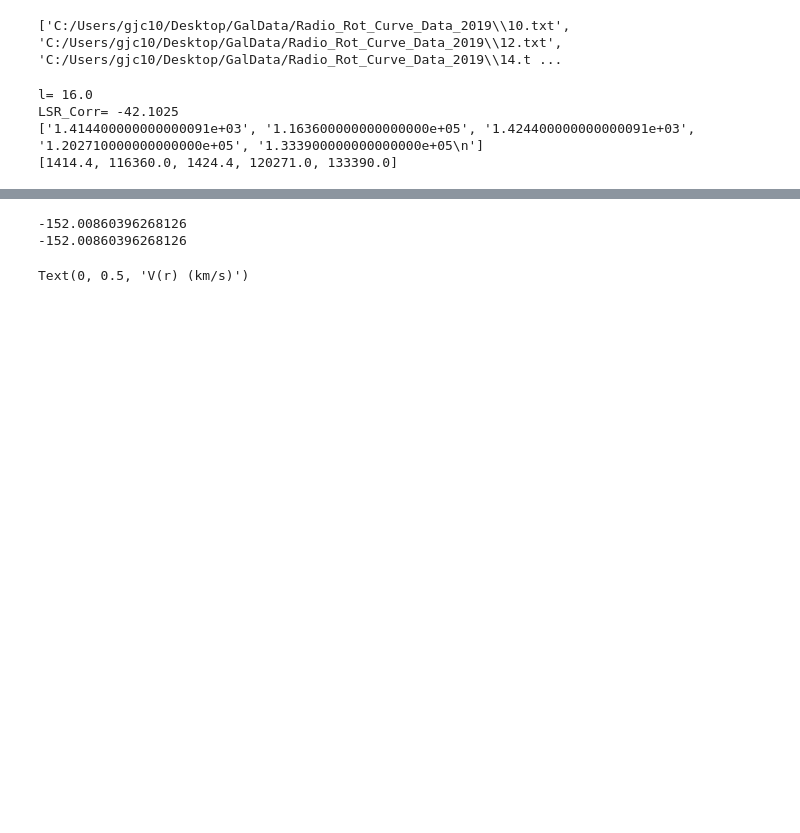
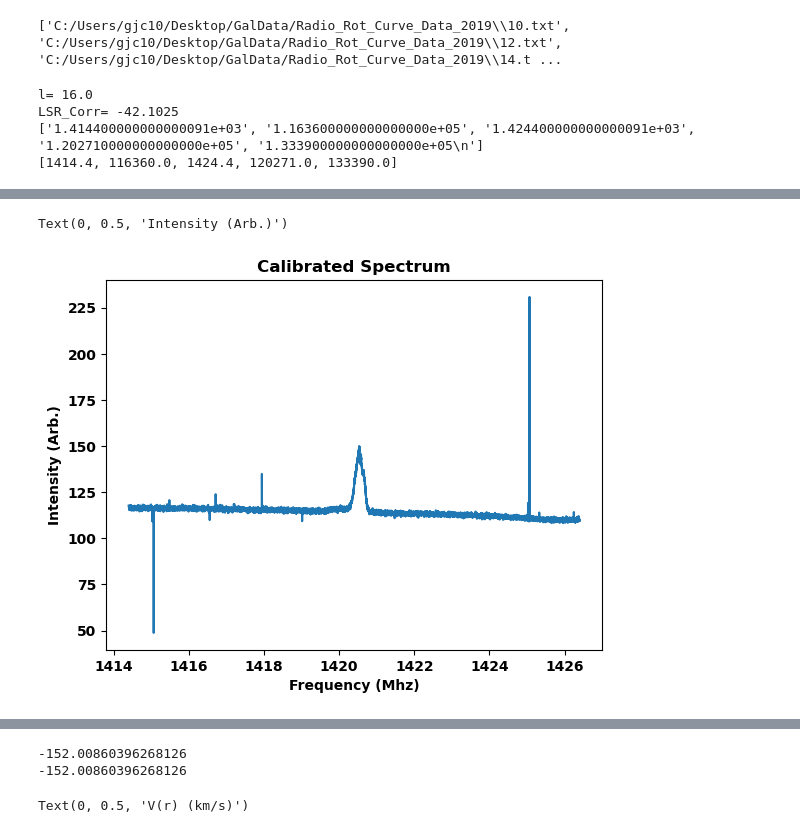
Before and after one commit to gregorycorcoran/Python-Notebooks, a Jupyter notebook: Homework2.ipynb, the cells around one changed output, grey strips where cells are left out. Saved outputs shown, nothing was run; the diff lists cells and outputs as text; code cells hidden in the pictures; blank space fills up the shorter version.

```diff
--- a/Homework2.ipynb
+++ b/Homework2.ipynb
@@ -109,2 +116,10 @@ calibrated=(np.asarray(data[3])/np.asarray(data[5]))*T_sys
+# %%
+plt.plot(data[2],calibrated)
+plt.title('Calibrated Spectrum')
+plt.xlabel('Frequency (Mhz)')
+plt.ylabel('Intensity (Arb.)')
+# %% [output]
+Text(0, 0.5, 'Intensity (Arb.)')
+[figure, added]
 # %%
 vels,spec=Processor(data[2],data[3],data[5],data[6],data[1])
```
Also changed, not shown: parts of 10 cells of this notebook.
